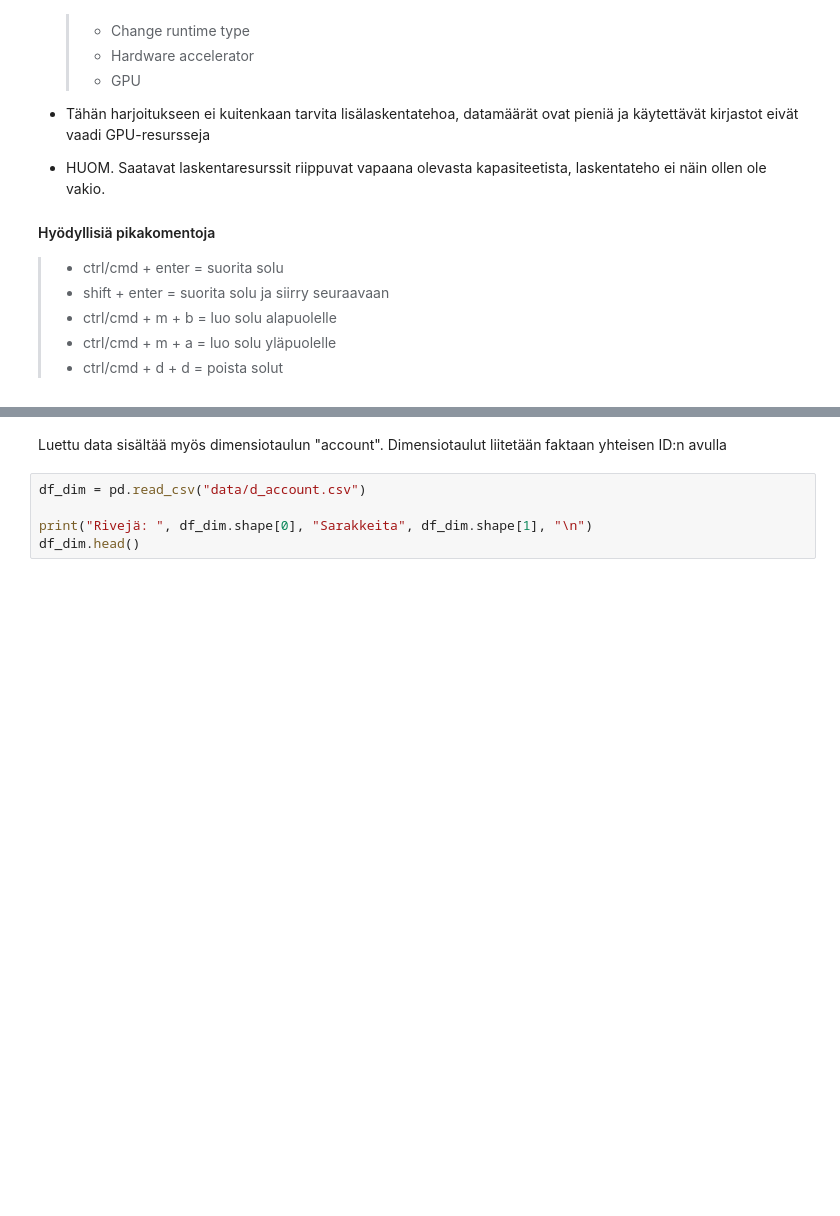
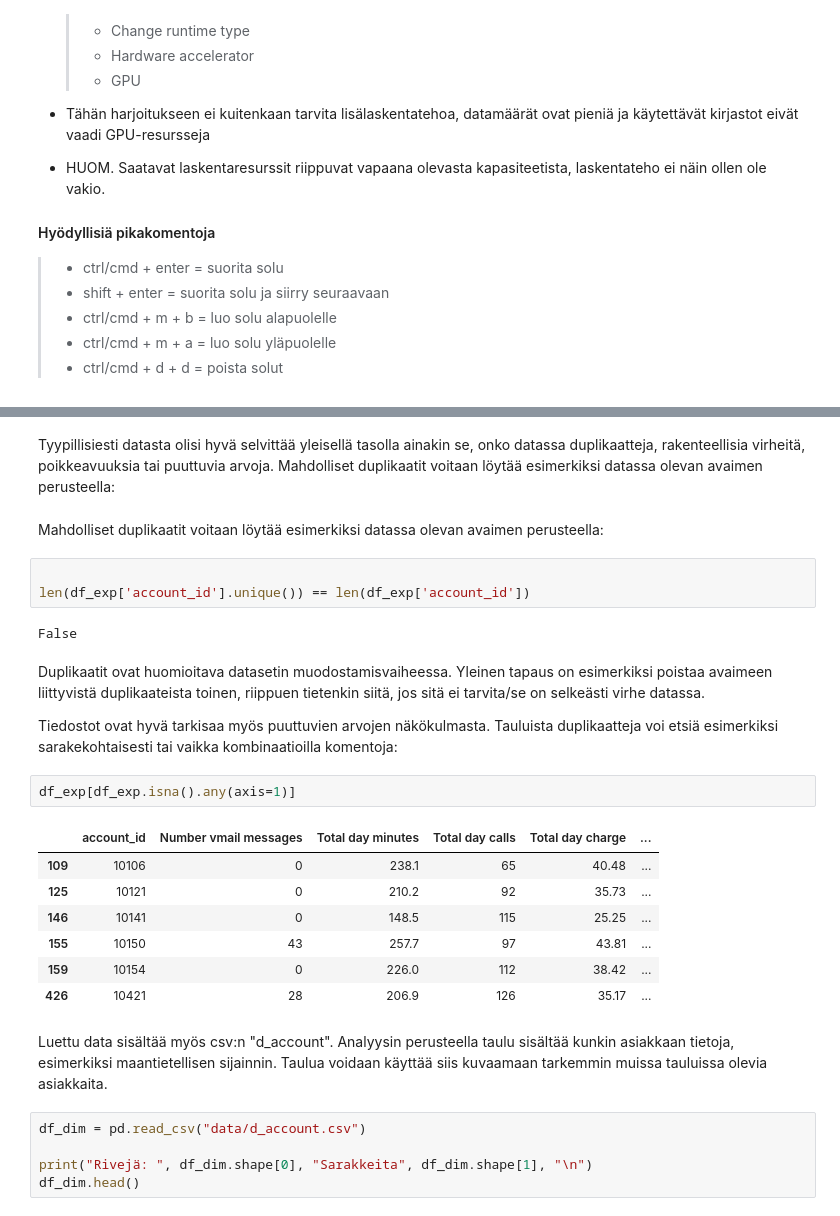
Before and after one commit to TeemuMikkonen/Dataxq, a Jupyter notebook: Solita_x_Manager.ipynb, the cells around one changed output, grey strips where cells are left out. Drawn from its saved outputs; the diff is of its cells as text; blank space fills up the shorter version.

```diff
--- a/Solita_x_Manager.ipynb
+++ b/Solita_x_Manager.ipynb
@@ -99,5 +139,29 @@ Rivejä:  1000 Sarakkeita 16
-# %% [markdown]
-Luettu data sisältää myös dimensiotaulun "account". Dimensiotaulut liitetään faktaan yhteisen ID:n avulla
+# %% [markdown]
+Tyypillisiesti datasta olisi hyvä selvittää yleisellä tasolla ainakin se, onko datassa duplikaatteja, rakenteellisia virheitä, poikkeavuuksia tai puuttuvia arvoja.
+Mahdolliset duplikaatit voitaan löytää esimerkiksi datassa olevan avaimen perusteella:
+# %% [markdown]
+Mahdolliset duplikaatit voitaan löytää esimerkiksi datassa olevan avaimen perusteella:
+# %%
+
+len(df_exp['account_id'].unique()) == len(df_exp['account_id'])
+# %% [output]
+False
+# %% [markdown]
+Duplikaatit ovat huomioitava datasetin muodostamisvaiheessa. Yleinen tapaus on esimerkiksi poistaa avaimeen liittyvistä duplikaateista toinen, riippuen tietenkin siitä, jos sitä ei tarvita/se on selkeästi virhe datassa.
+
+Tiedostot ovat hyvä tarkisaa myös puuttuvien arvojen näkökulmasta. Tauluista duplikaatteja voi etsiä esimerkiksi sarakekohtaisesti tai vaikka kombinaatioilla komentoja:
+# %%
+df_exp[df_exp.isna().any(axis=1)]
+# %% [output]
+|  | account_id | Number vmail messages | Total day minutes | Total day calls | Total day charge | ... |
+| 109 | 10106 | 0 | 238.1 | 65 | 40.48 | ... |
+| 125 | 10121 | 0 | 210.2 | 92 | 35.73 | ... |
+| 146 | 10141 | 0 | 148.5 | 115 | 25.25 | ... |
+| 155 | 10150 | 43 | 257.7 | 97 | 43.81 | ... |
+| 159 | 10154 | 0 | 226.0 | 112 | 38.42 | ... |
+| 426 | 10421 | 28 | 206.9 | 126 | 35.17 | ... |
+# %% [markdown]
+Luettu data sisältää myös csv:n "d_account". Analyysin perusteella taulu sisältää kunkin asiakkaan tietoja, esimerkiksi maantietellisen sijainnin. Taulua voidaan käyttää siis kuvaamaan tarkemmin muissa tauluissa olevia asiakkaita.
 # %%
 df_dim = pd.read_csv("data/d_account.csv")
 
```
Also changed, not shown: parts of 35 cells of this notebook.
